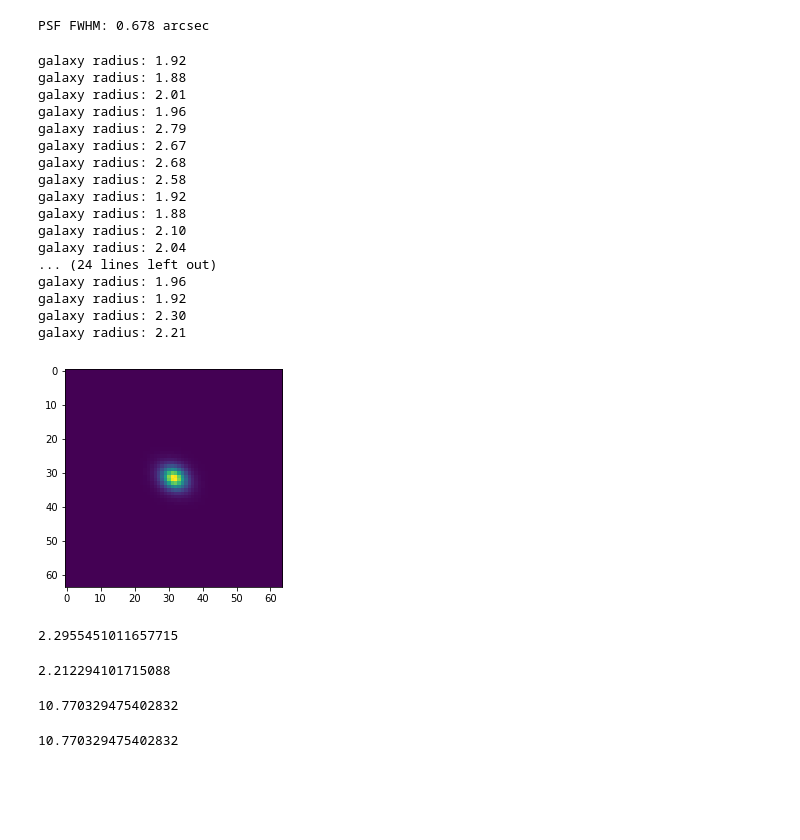
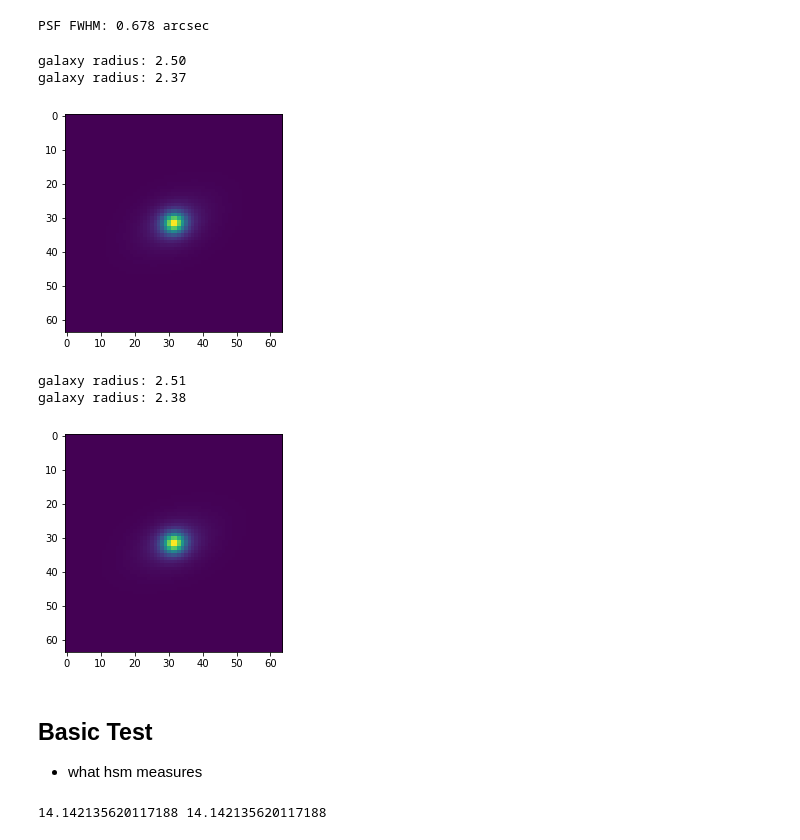
Before and after one commit to mr-superonion/FPFS, a Jupyter notebook: notebook/sim/4_1-processStamp.ipynb, the cells around one changed output. Saved outputs shown, nothing was run; the diff lists cells and outputs as text; code cells hidden in the pictures; blank space fills up the shorter version.

```diff
--- a/notebook/sim/4_1-processStamp.ipynb
+++ b/notebook/sim/4_1-processStamp.ipynb
@@ -27,30 +25,20 @@ print('PSF FWHM: %.3f arcsec' % (psfImg.FindAdaptiveMom().moments_sigma*scale*2.
 # %% [output]
 PSF FWHM: 0.678 arcsec
 # %%
-for i in range(20):
+gal_image=galsim.fits.read('sim20210301/galaxy_basic_psf60/image-0-g1-0000.fits')
+for i in range(1858,1859):
     ix      =   i%nx
     iy      =   i//nx
     b       =   galsim.BoundsI(ix*ngrid,(ix+1)*ngrid-1,iy*ngrid,(iy+1)*ngrid-1)
     sub_img =   gal_image[b]
+    plt.close()
     plt.imshow(sub_img.array)
-    print('galaxy radius: %.2f' %sub_img.FindAdaptiveMom().moments_sigma)
-    print('galaxy radius: %.2f' %galsim.hsm.EstimateShear(sub_img,psfImg).moments_sigma)
+    try:
+        print('galaxy radius: %.2f' %sub_img.FindAdaptiveMom().moments_sigma)
+        print('galaxy radius: %.2f' %galsim.hsm.EstimateShear(sub_img,psfImg).moments_sigma)
+    except:
+        pass
 # %% [output]
-galaxy radius: 1.92
-galaxy radius: 1.88
-galaxy radius: 2.01
-galaxy radius: 1.96
-galaxy radius: 2.79
-galaxy radius: 2.67
-galaxy radius: 2.68
-galaxy radius: 2.58
-galaxy radius: 1.92
-galaxy radius: 1.88
-galaxy radius: 2.10
-galaxy radius: 2.04
-... (24 lines left out)
-galaxy radius: 1.96
-galaxy radius: 1.92
-galaxy radius: 2.30
-galaxy radius: 2.21
+galaxy radius: 2.50
+galaxy radius: 2.37
 [figure]
@@ -59,14 +45,32 @@ a=sub_img.FindAdaptiveMom()
-# %%
-b=galsim.hsm.EstimateShear(sub_img,psfImg)
-# %%
-a.moments_sigma
-# %% [output]
-2.2955451011657715
-# %%
-b.moments_sigma
-# %% [output]
-2.212294101715088
+# %%
+gal_image=galsim.fits.read('sim20210301/galaxy_basic_psf60/image-0-g1-2222.fits')
+for i in range(1858,1859):
+    ix      =   i%nx
+    iy      =   i//nx
+    b       =   galsim.BoundsI(ix*ngrid,(ix+1)*ngrid-1,iy*ngrid,(iy+1)*ngrid-1)
+    sub_img =   gal_image[b]
+    plt.close()
+    plt.imshow(sub_img.array)
+    try:
+        print('galaxy radius: %.2f' %sub_img.FindAdaptiveMom().moments_sigma)
+        print('galaxy radius: %.2f' %galsim.hsm.EstimateShear(sub_img,psfImg).moments_sigma)
+    except:
+        pass
+# %% [output]
+galaxy radius: 2.51
+galaxy radius: 2.38
+[figure, added]
+# %% [markdown]
+## Basic Test
++ what hsm measures
 # %%
 galaxy = galsim.Gaussian(flux=1.0, sigma=1.0)
-psf = galsim.Gaussian(flux=1.0, sigma=0.4)
+psf = galsim.Gaussian(flux=1.0, sigma=1.0)
 final = galsim.Convolve(galaxy, psf)
+final_image = final.drawImage(scale=0.1,method='no_pixel')
+final_epsf_image = psf.drawImage(scale=0.1,method='no_pixel')
+result = galsim.hsm.EstimateShear(final_image, final_epsf_image)
+result2= galsim.hsm.FindAdaptiveMom(final_image)
+print(result.moments_sigma,result2.moments_sigma)
+# %% [output]
+14.142135620117188 14.142135620117188
@@ -78,8 +76,0 @@ result2= galsim.hsm.FindAdaptiveMom(final_image)
-# %%
-result.moments_sigma
-# %% [output]
-10.770329475402832
-# %%
-result2.moments_sigma
-# %% [output]
-10.770329475402832
```
Also changed, not shown: parts of 8 cells of this notebook, 9 other files.
